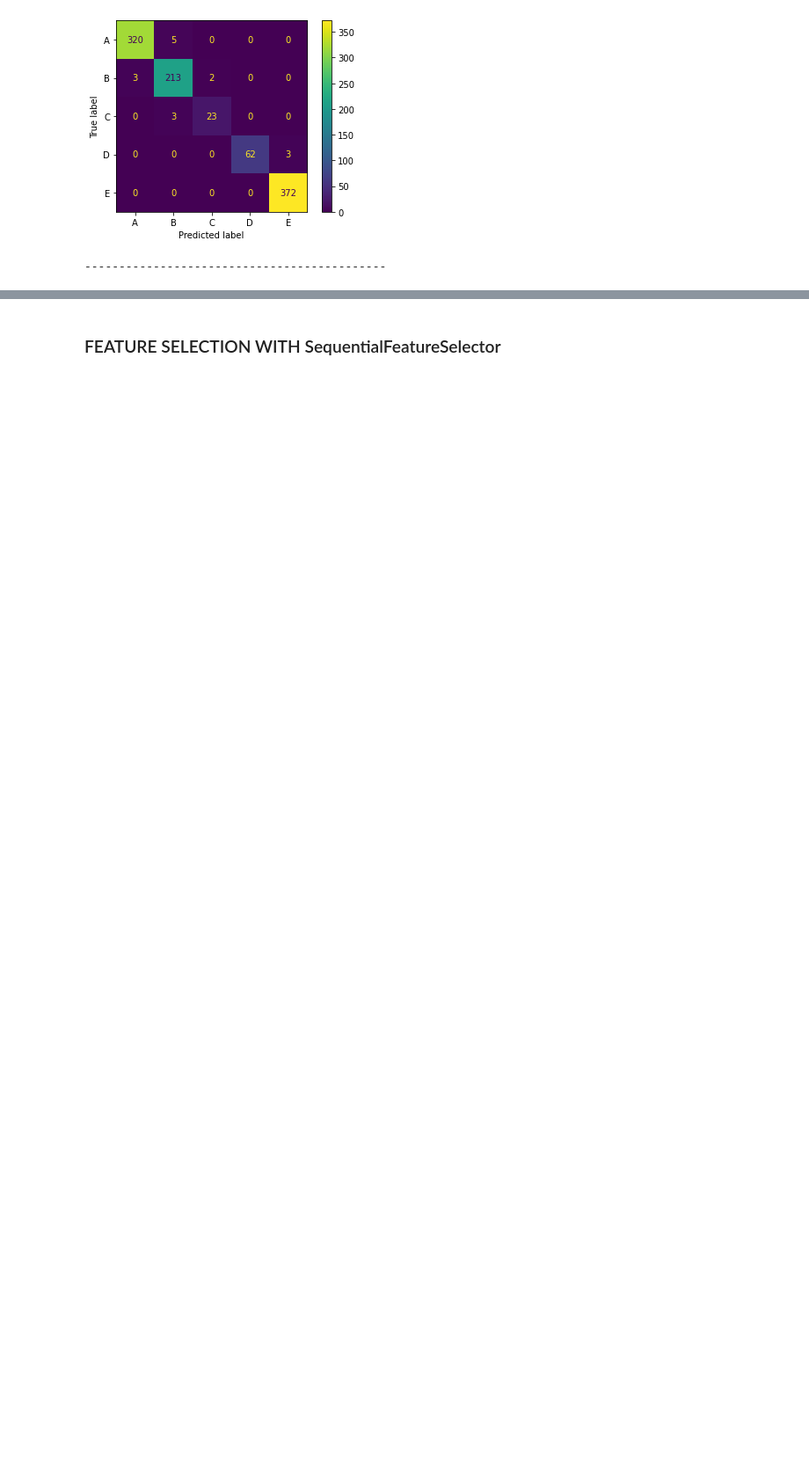
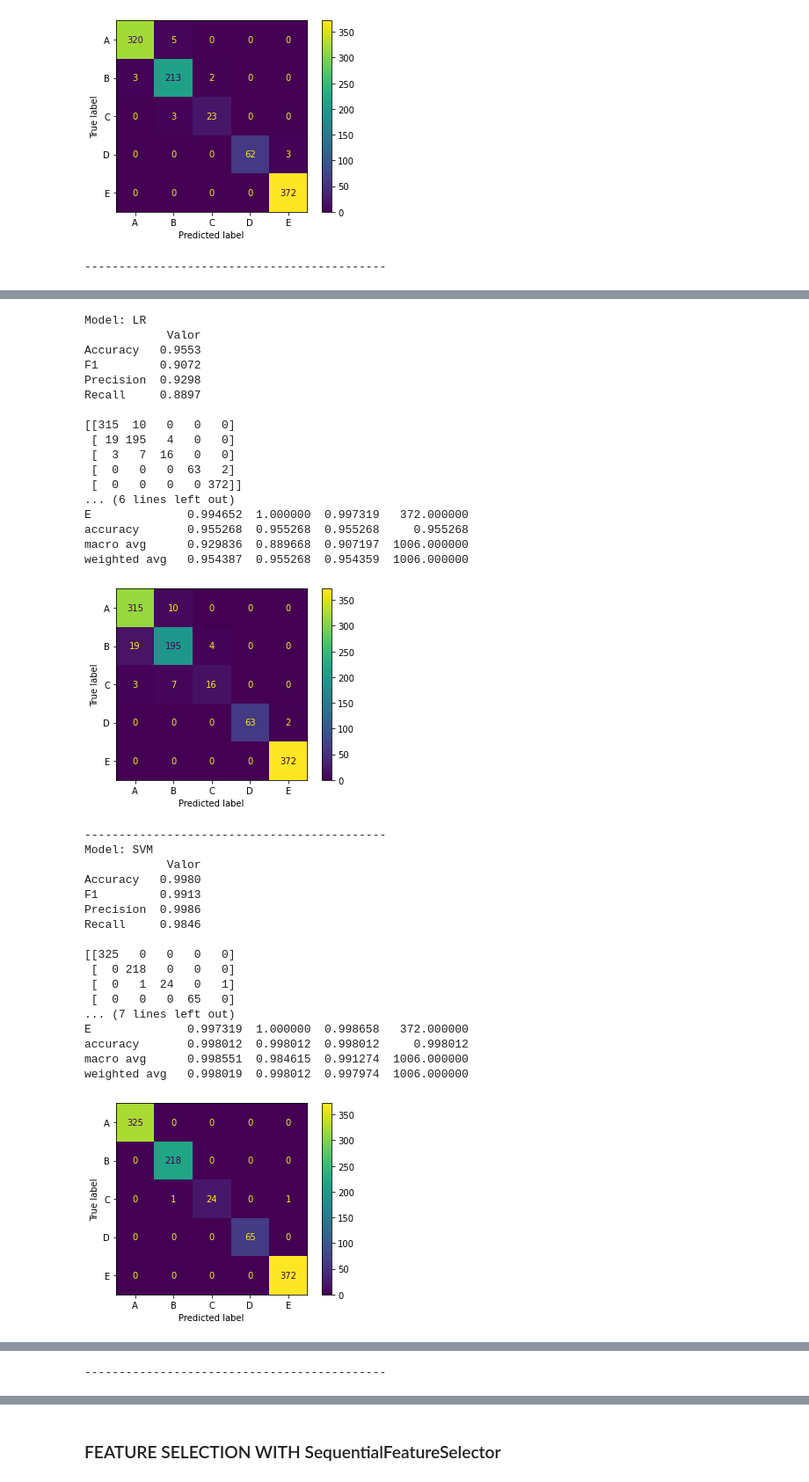
Before and after one commit to pythrick/arquitetura-dados, a Jupyter notebook: jupyter_resultados.ipynb, the cells around one changed output, grey strips where cells are left out. Shown at 88% size. Saved outputs shown, nothing was run; the diff lists cells and outputs as text; code cells hidden in the pictures; blank space fills up the shorter version.

```diff
--- a/jupyter_resultados.ipynb
+++ b/jupyter_resultados.ipynb
@@ -121,0 +128,39 @@ weighted avg   0.984129  0.984095  0.984049  1006.000000
+# %%
+engine.plot_results(cor_predict, cor_X_test, cor_y_test)
+# %% [output]
+Model: LR
+            Valor
+Accuracy   0.9553
+F1         0.9072
+Precision  0.9298
+Recall     0.8897
+
+[[315  10   0   0   0]
+ [ 19 195   4   0   0]
+ [  3   7  16   0   0]
+ [  0   0   0  63   2]
+ [  0   0   0   0 372]]
+... (6 lines left out)
+E              0.994652  1.000000  0.997319   372.000000
+accuracy       0.955268  0.955268  0.955268     0.955268
+macro avg      0.929836  0.889668  0.907197  1006.000000
+weighted avg   0.954387  0.955268  0.954359  1006.000000
+[figure, added]
+--------------------------------------------
+Model: SVM
+            Valor
+Accuracy   0.9980
+F1         0.9913
+Precision  0.9986
+Recall     0.9846
+
+[[325   0   0   0   0]
+ [  0 218   0   0   0]
+ [  0   1  24   0   1]
+ [  0   0   0  65   0]
+... (7 lines left out)
+E              0.997319  1.000000  0.998658   372.000000
+accuracy       0.998012  0.998012  0.998012     0.998012
+macro avg      0.998551  0.984615  0.991274  1006.000000
+weighted avg   0.998019  0.998012  0.997974  1006.000000
+[figure, added]
@@ -121,0 +203 @@ weighted avg   0.984129  0.984095  0.984049  1006.000000
+--------------------------------------------
```
Also changed, not shown: parts of 13 cells of this notebook, 34 other files.
